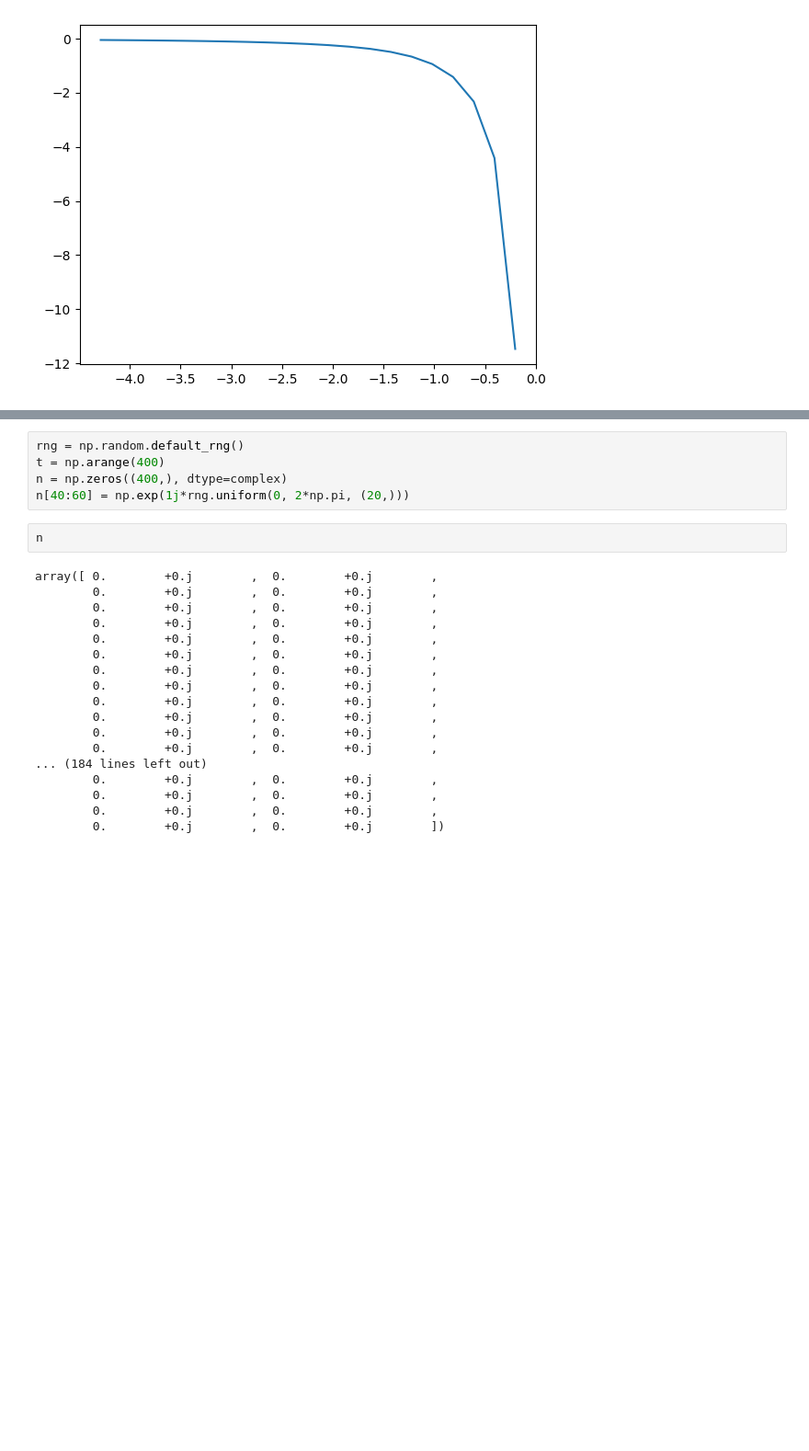
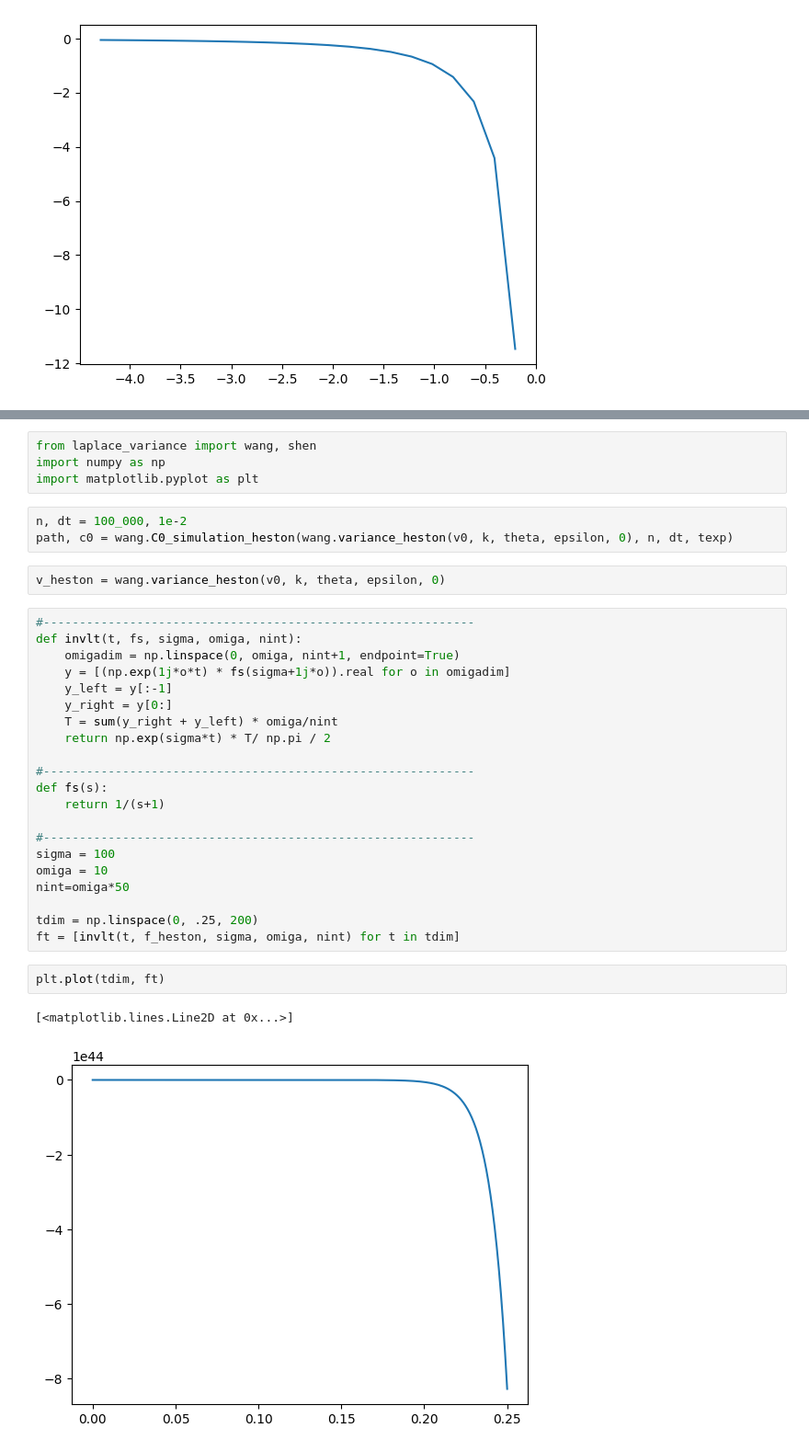
Before and after one commit to wangyutengsam2001/PHBS_ASP_2023-1, a Jupyter notebook: Project/pre0419/working_on.ipynb, the cells around one changed output, grey strips where cells are left out. Shown at 92% size. Cells and saved outputs as stored; diff of their text form; blank space fills up the shorter version.

```diff
--- a/Project/pre0419/working_on.ipynb
+++ b/Project/pre0419/working_on.ipynb
@@ -154,25 +111,35 @@ Call signature: ifft(*args, **kwargs)
-# %%
-rng = np.random.default_rng()
-t = np.arange(400)
-n = np.zeros((400,), dtype=complex)
-n[40:60] = np.exp(1j*rng.uniform(0, 2*np.pi, (20,)))
-# %%
-n
-# %% [output]
-array([ 0.        +0.j        ,  0.        +0.j        ,
-        0.        +0.j        ,  0.        +0.j        ,
-        0.        +0.j        ,  0.        +0.j        ,
-        0.        +0.j        ,  0.        +0.j        ,
-        0.        +0.j        ,  0.        +0.j        ,
-        0.        +0.j        ,  0.        +0.j        ,
-        0.        +0.j        ,  0.        +0.j        ,
-        0.        +0.j        ,  0.        +0.j        ,
-        0.        +0.j        ,  0.        +0.j        ,
-        0.        +0.j        ,  0.        +0.j        ,
-        0.        +0.j        ,  0.        +0.j        ,
-        0.        +0.j        ,  0.        +0.j        ,
-... (184 lines left out)
-        0.        +0.j        ,  0.        +0.j        ,
-        0.        +0.j        ,  0.        +0.j        ,
-        0.        +0.j        ,  0.        +0.j        ,
-        0.        +0.j        ,  0.        +0.j        ])
+# %%
+from laplace_variance import wang, shen
+import numpy as np
+import matplotlib.pyplot as plt
+# %%
+n, dt = 100_000, 1e-2
+path, c0 = wang.C0_simulation_heston(wang.variance_heston(v0, k, theta, epsilon, 0), n, dt, texp)
+# %%
+v_heston = wang.variance_heston(v0, k, theta, epsilon, 0)
+# %%
+#------------------------------------------------------------
+def invlt(t, fs, sigma, omiga, nint):
+    omigadim = np.linspace(0, omiga, nint+1, endpoint=True)
+    y = [(np.exp(1j*o*t) * fs(sigma+1j*o)).real for o in omigadim]
+    y_left = y[:-1]
+    y_right = y[0:]
+    T = sum(y_right + y_left) * omiga/nint
+    return np.exp(sigma*t) * T/ np.pi / 2
+
+#------------------------------------------------------------
+def fs(s):
+    return 1/(s+1)
+
+#------------------------------------------------------------
+sigma = 100
+omiga = 10
+nint=omiga*50
+
+tdim = np.linspace(0, .25, 200)
+ft = [invlt(t, f_heston, sigma, omiga, nint) for t in tdim]
+# %%
+plt.plot(tdim, ft)
+# %% [output]
+[<matplotlib.lines.Line2D at 0x...>]
+[figure, added]
```
Also changed, not shown: parts of 14 cells of this notebook, 18 other files.
